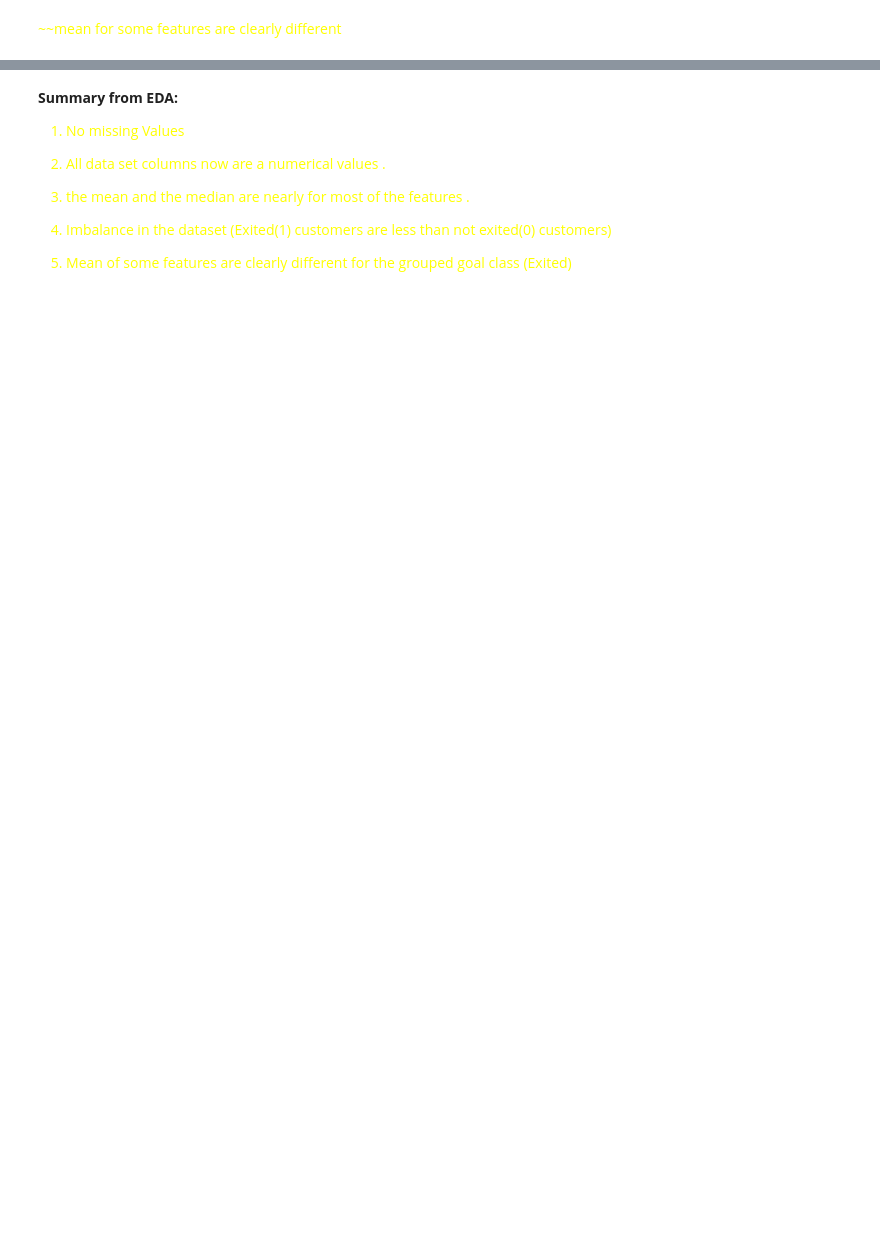
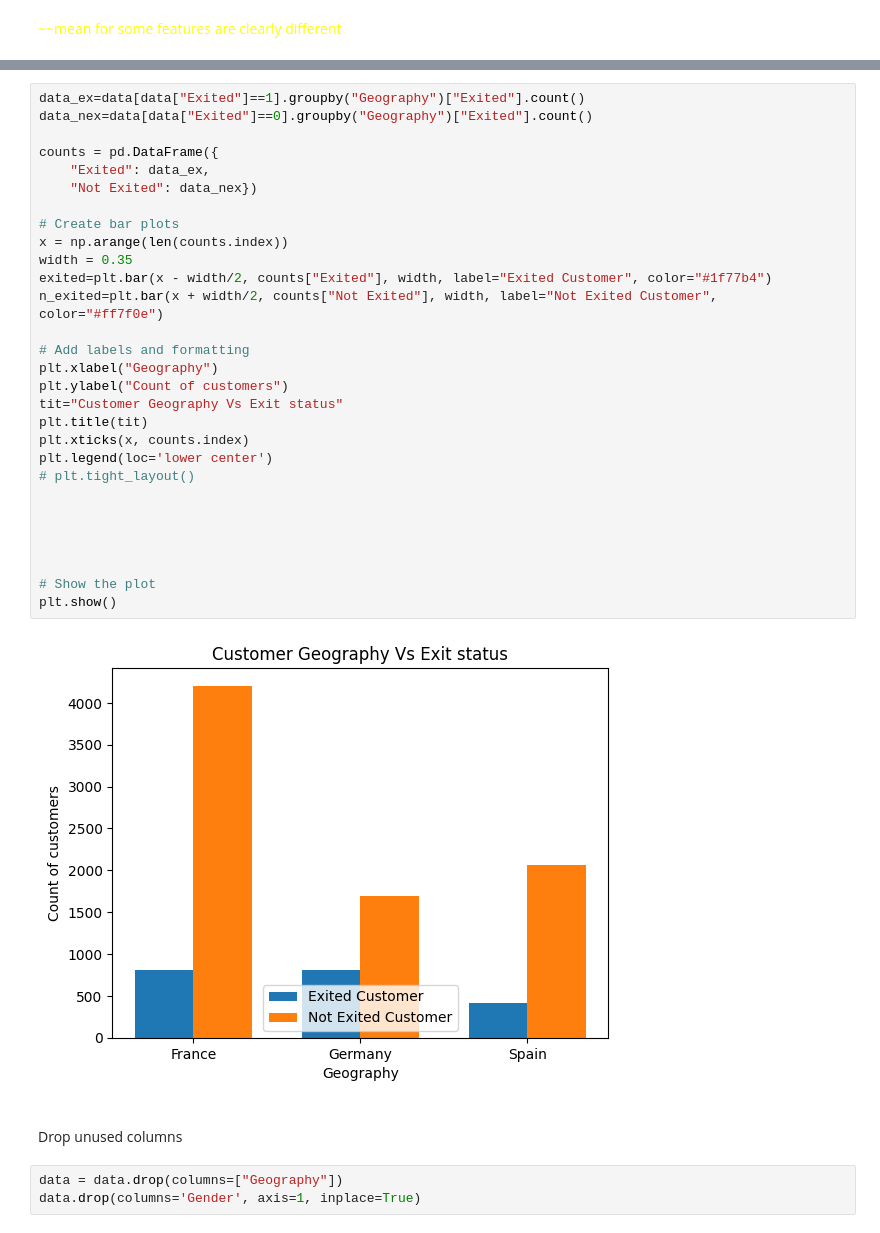
Before and after one commit to saeed159/Customer-churn-prediction-and-Analysis, a Jupyter notebook: EDA_Bank_Customers_Churn.ipynb, the cells around one changed output, grey strips where cells are left out. Cells and saved outputs as stored; diff of their text form; blank space fills up the shorter version.

```diff
--- a/EDA_Bank_Customers_Churn.ipynb
+++ b/EDA_Bank_Customers_Churn.ipynb
@@ -306,5 +404,36 @@ data.groupby("Exited").mean()
+# %%
+data_ex=data[data["Exited"]==1].groupby("Geography")["Exited"].count()
+data_nex=data[data["Exited"]==0].groupby("Geography")["Exited"].count()
+
+counts = pd.DataFrame({
+    "Exited": data_ex,
+    "Not Exited": data_nex})
+
+# Create bar plots
+x = np.arange(len(counts.index))
+width = 0.35
+exited=plt.bar(x - width/2, counts["Exited"], width, label="Exited Customer", color="#1f77b4")
+n_exited=plt.bar(x + width/2, counts["Not Exited"], width, label="Not Exited Customer", color="#ff7f0e")
+
+# Add labels and formatting
+plt.xlabel("Geography")
+plt.ylabel("Count of customers")
+tit="Customer Geography Vs Exit status"
+plt.title(tit)
+plt.xticks(x, counts.index)
+plt.legend(loc='lower center')
+# plt.tight_layout()
+
+
+
+
+
+# Show the plot
+plt.show()
+# %% [output]
+[figure, added]
 # %% [markdown]
-**Summary from EDA:**
+<!-- **Summary from EDA:**
 <div style="text-align: left; color: yellow;">
 
 1. No missing Values
@@ -316,4 +445,9 @@ data.groupby("Exited").mean()
 4. Imbalance in the dataset (Exited(1) customers are less than not exited(0) customers)
 
 5. Mean of some features are clearly different  for the grouped goal class (Exited)
-</div>
+</div> -->
+# %% [markdown]
+Drop unused columns
+# %%
+data = data.drop(columns=["Geography"])
+data.drop(columns='Gender', axis=1, inplace=True)
```
Also changed, not shown: parts of 12 cells of this notebook.
